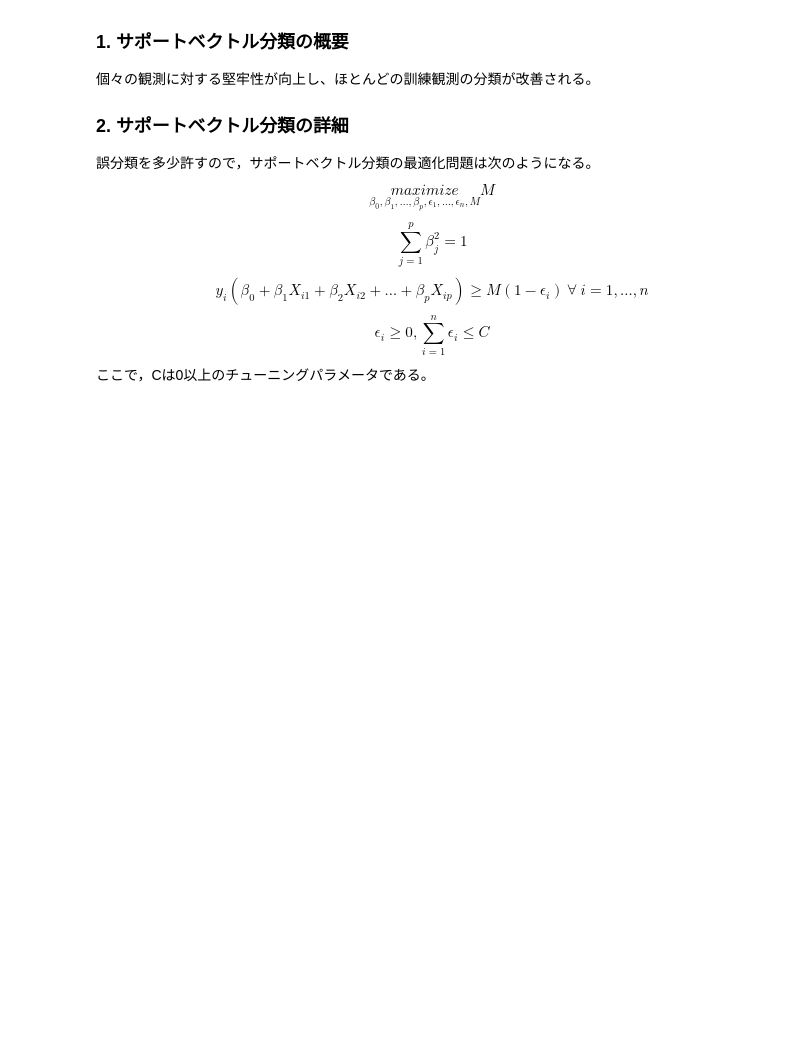
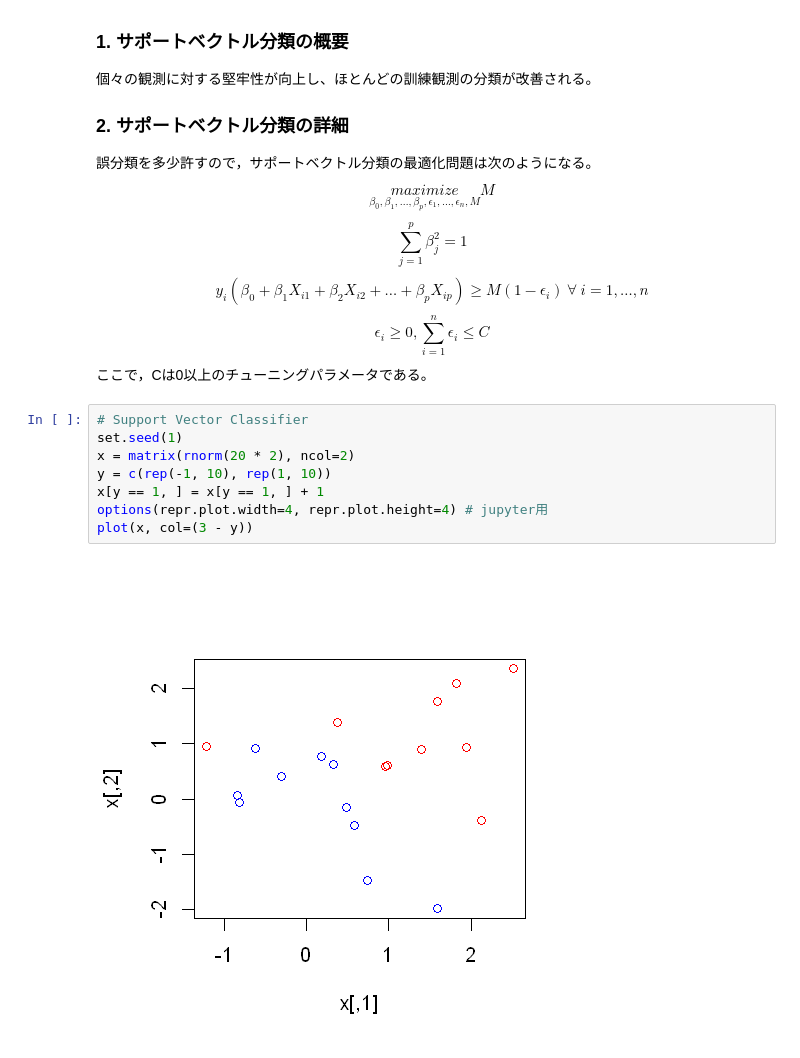
Before and after one commit to yellowmeteor/met_python.github.io, a Jupyter notebook: ISLR/9_Support_Vector_Machines.ipynb, the cells around one changed output. Drawn from its saved outputs; the diff is of its cells as text; blank space fills up the shorter version.

```diff
--- a/ISLR/9_Support_Vector_Machines.ipynb
+++ b/ISLR/9_Support_Vector_Machines.ipynb
@@ -74,3 +86,13 @@ $$
 \epsilon_i \geq 0, \sum_{i=1}^n \epsilon_i \leq C \tag{9.15}
 $$
 ここで，Cは0以上のチューニングパラメータである。
+# %%
+# Support Vector Classifier
+set.seed(1)
+x = matrix(rnorm(20 * 2), ncol=2)
+y = c(rep(-1, 10), rep(1, 10))
+x[y == 1, ] = x[y == 1, ] + 1
+options(repr.plot.width=4, repr.plot.height=4) # jupyter用
+plot(x, col=(3 - y))
+# %% [output]
+[figure, added]
```
Also changed, not shown: parts of 20 cells of this notebook.
